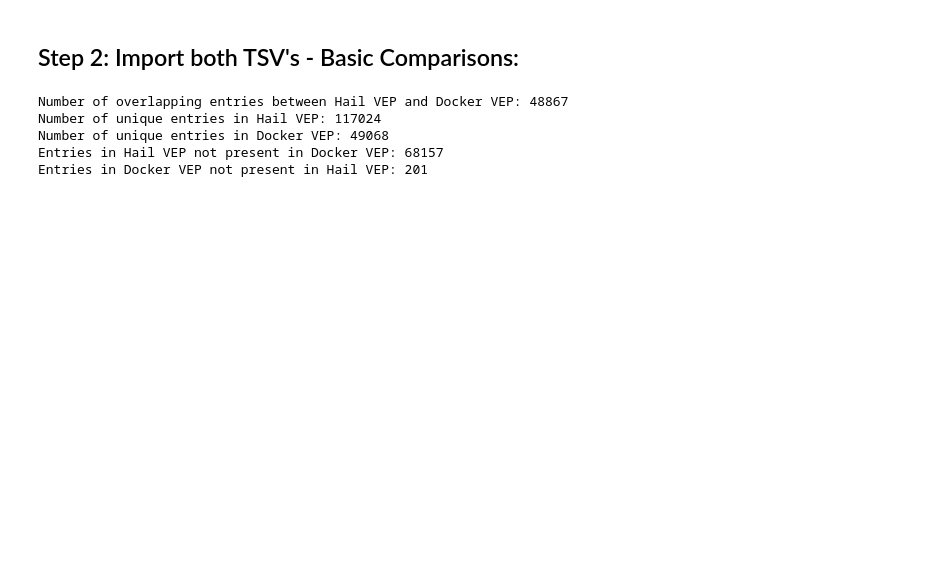
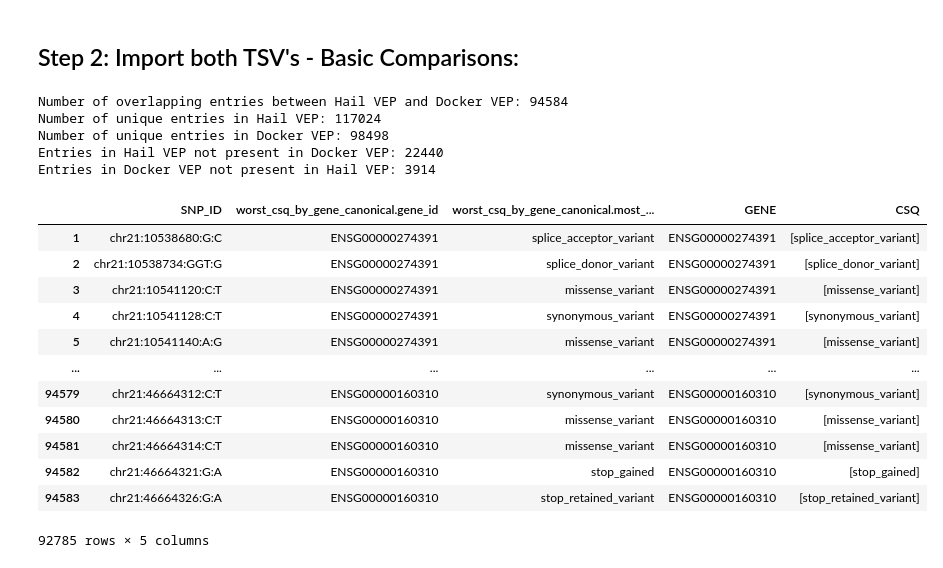
Before and after one commit to frhl/brava-ground-truth-annotations, a Jupyter notebook: compare_vep.ipynb, the cells around one changed output. Cells and saved outputs as stored; diff of their text form; code cells hidden in the pictures; blank space fills up the shorter version.

```diff
--- a/compare_vep.ipynb
+++ b/compare_vep.ipynb
@@ -43,15 +38,15 @@ import pandas as pd
 
 # Load the files into pandas dataframes
 hail_vep = pd.read_csv('data/vep-hail-out/genebass.hailvep.gnomad_process_csqs.chr21.tsv', sep='\t')
-docker_vep = pd.read_csv('data/docker-vep-out/genebass.chr21.worst_csq_by_gene_canonical.txt', sep=' ')
+#docker_vep = pd.read_csv('data/docker-vep-out/genebass.chr21.worst_csq.txt', sep=' ')
 
 # Construct the equivalent SNP_ID for hail_vep by combining locus and alleles columns
 hail_vep['SNP_ID'] = hail_vep['locus'] + ':' + hail_vep['alleles'].str.replace('[\[\]" ]', '').str.replace(',', ':')
 docker_vep['SNP_ID'] = 'chr' + docker_vep['SNP_ID']
 
 # Extract relevant columns
-hail_vep_subset = hail_vep[['SNP_ID', 'worst_csq_by_gene_canonical.gene_id']]
-docker_vep_subset = docker_vep[['SNP_ID', 'GENE']]
+hail_vep_subset = hail_vep[['SNP_ID', 'worst_csq_by_gene_canonical.gene_id', 'worst_csq_by_gene_canonical.most_severe_consequence']]
+docker_vep_subset = docker_vep[['SNP_ID', 'GENE', 'CSQ']]
 
 # Merge dataframes on SNP_ID/locus and GENE/gene_id to find the overlap
 overlap = pd.merge(hail_vep_subset, docker_vep_subset, left_on=['SNP_ID', 'worst_csq_by_gene_canonical.gene_id'],
@@ -69,8 +64,8 @@ print(f"Entries in Hail VEP not present in Docker VEP: {len(missing_in_docker)}"
 missing_in_hail = docker_vep_subset.loc[~docker_vep_subset.set_index(['SNP_ID', 'GENE']).index.isin(overlap.set_index(['SNP_ID', 'GENE']).index)]
 print(f"Entries in Docker VEP not present in Hail VEP: {len(missing_in_hail)}")
 # %% [output]
-Number of overlapping entries between Hail VEP and Docker VEP: 48867
+Number of overlapping entries between Hail VEP and Docker VEP: 94584
 Number of unique entries in Hail VEP: 117024
-Number of unique entries in Docker VEP: 49068
-Entries in Hail VEP not present in Docker VEP: 68157
-Entries in Docker VEP not present in Hail VEP: 201
+Number of unique entries in Docker VEP: 98498
+Entries in Hail VEP not present in Docker VEP: 22440
+Entries in Docker VEP not present in Hail VEP: 3914
@@ -76,0 +76,16 @@ Entries in Docker VEP not present in Hail VEP: 201
+# %%
+overlap
+# %% [output]
+|  | SNP_ID | worst_csq_by_gene_canonical.gene_id | worst_csq_by_gene_canonical.most_... | GENE | CSQ |
+| 1 | chr21:10538680:G:C | ENSG00000274391 | splice_acceptor_variant | ENSG00000274391 | [splice_acceptor_variant] |
+| 2 | chr21:10538734:GGT:G | ENSG00000274391 | splice_donor_variant | ENSG00000274391 | [splice_donor_variant] |
+| 3 | chr21:10541120:C:T | ENSG00000274391 | missense_variant | ENSG00000274391 | [missense_variant] |
+| 4 | chr21:10541128:C:T | ENSG00000274391 | synonymous_variant | ENSG00000274391 | [synonymous_variant] |
+| 5 | chr21:10541140:A:G | ENSG00000274391 | missense_variant | ENSG00000274391 | [missense_variant] |
+| ... | ... | ... | ... | ... | ... |
+| 94579 | chr21:46664312:C:T | ENSG00000160310 | synonymous_variant | ENSG00000160310 | [synonymous_variant] |
+| 94580 | chr21:46664313:C:T | ENSG00000160310 | missense_variant | ENSG00000160310 | [missense_variant] |
+| 94581 | chr21:46664314:C:T | ENSG00000160310 | missense_variant | ENSG00000160310 | [missense_variant] |
+| 94582 | chr21:46664321:G:A | ENSG00000160310 | stop_gained | ENSG00000160310 | [stop_gained] |
+| 94583 | chr21:46664326:G:A | ENSG00000160310 | stop_retained_variant | ENSG00000160310 | [stop_retained_variant] |
+92785 rows × 5 columns
```
Also changed, not shown: parts of 6 cells of this notebook.
